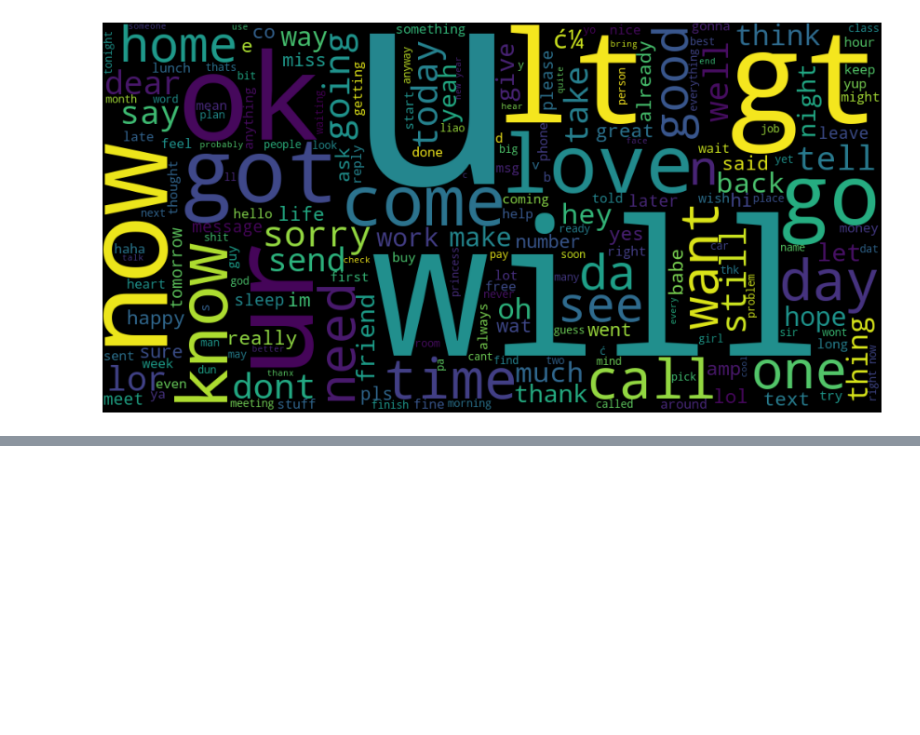
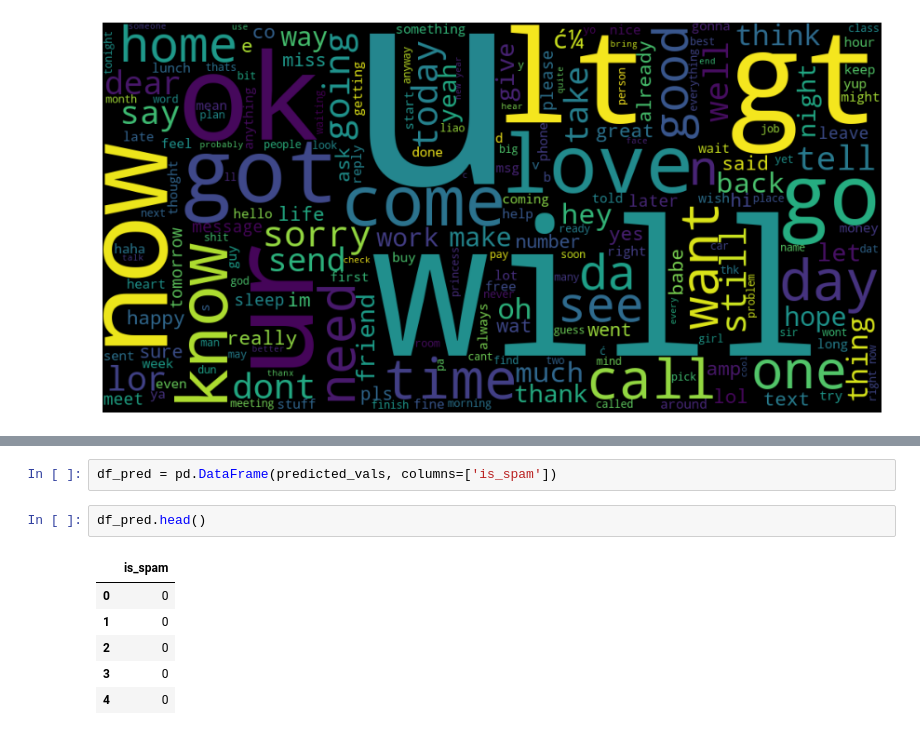
Before and after one commit to ErfanEbrahimiBazaz/spam_detection_with_nltk, a Jupyter notebook: spam detection.ipynb, the cells around one changed output, grey strips where cells are left out. Drawn from its saved outputs; the diff is of its cells as text; blank space fills up the shorter version.

```diff
--- a/spam detection.ipynb
+++ b/spam detection.ipynb
@@ -212,0 +327,11 @@ plt.close()
+# %%
+df_pred = pd.DataFrame(predicted_vals, columns=['is_spam'])
+# %%
+df_pred.head()
+# %% [output]
+|  | is_spam |
+| 0 | 0 |
+| 1 | 0 |
+| 2 | 0 |
+| 3 | 0 |
+| 4 | 0 |
```
Also changed, not shown: parts of 30 cells of this notebook.
